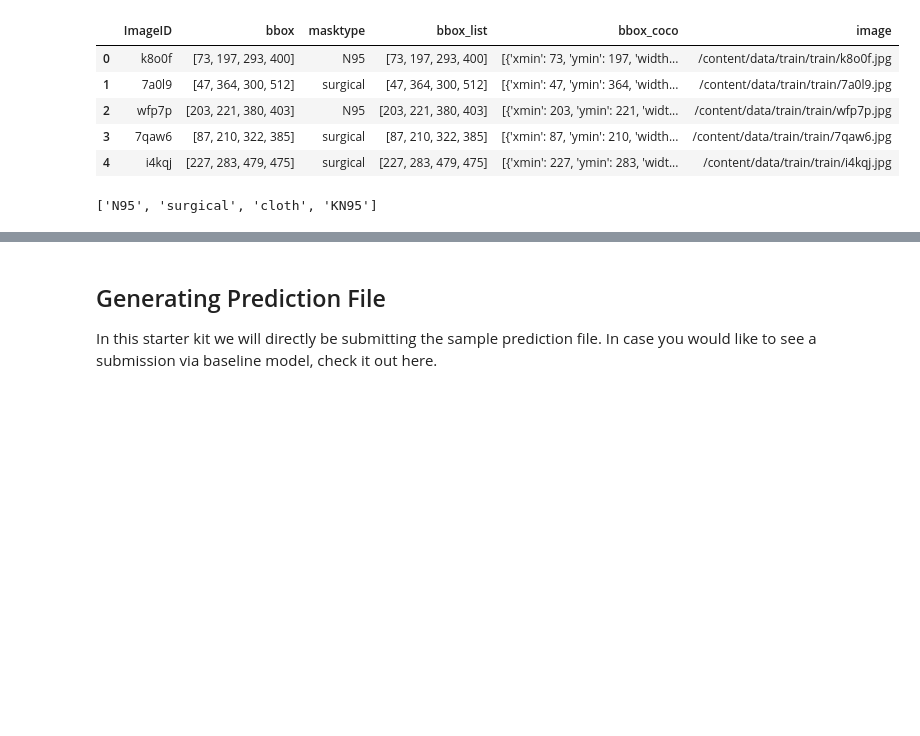
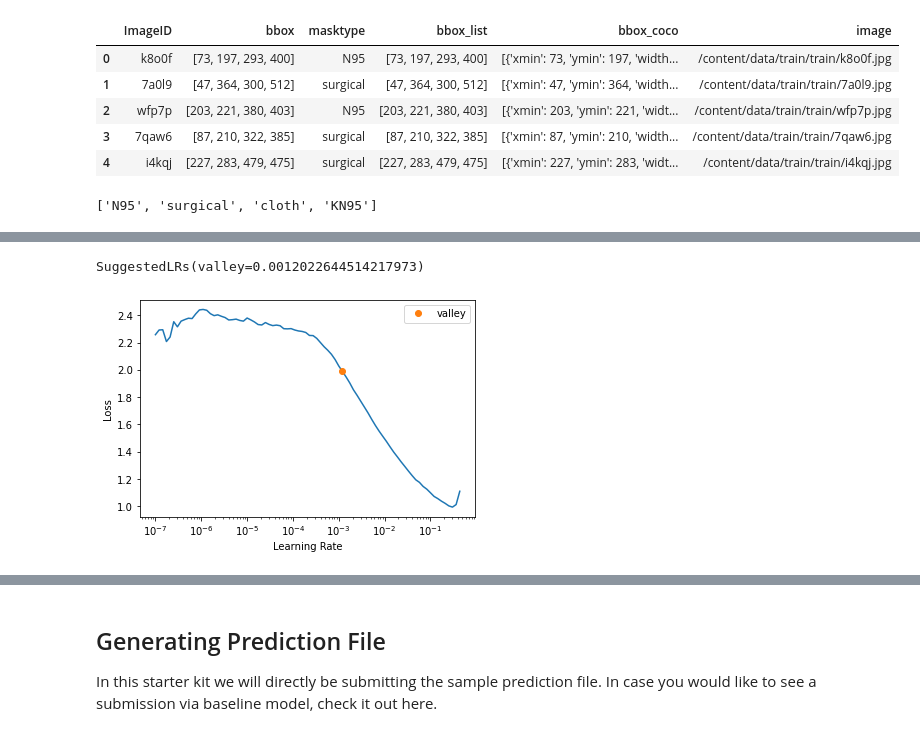
Before and after one commit to ibombonato/aicrowd-blitz-faceimages, a Jupyter notebook: Detecto_Mask_Recognition_Challenge.ipynb, the cells around one changed output, grey strips where cells are left out. Cells and saved outputs as stored; diff of their text form; code cells hidden in the pictures; blank space fills up the shorter version.

```diff
--- a/Detecto_Mask_Recognition_Challenge.ipynb
+++ b/Detecto_Mask_Recognition_Challenge.ipynb
@@ -261,0 +332,7 @@ predf.head()
+# %%
+from fastai.vision.all import *
+path = '/content/images'
+
+dls = ImageDataLoaders.from_folder(
+    path, train='train', valid='val', item_tfms=Resize(224),
+                                        batch_tfms=aug_transforms(size=224))
@@ -261,0 +346,3 @@ predf.head()
+# %%
+learn = cnn_learner(dls, resnet34, metrics=[error_rate, accuracy])
+learn.to_fp16()
@@ -261,0 +352,3 @@ predf.head()
+# %%
+learn.lr_find()
+# %% [output]
@@ -261,0 +356,2 @@ predf.head()
+SuggestedLRs(valley=0.0012022644514217973)
+[figure, added]
```
Also changed, not shown: parts of 26 cells of this notebook.
